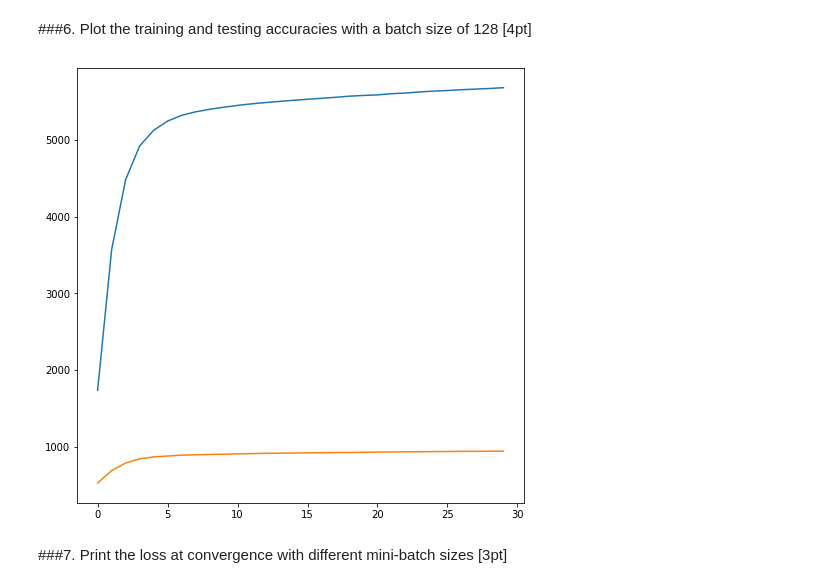
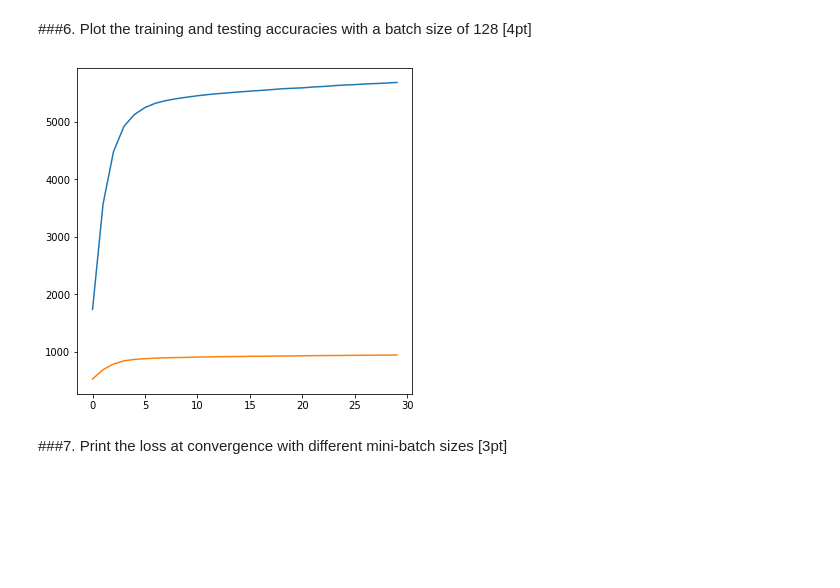
Before and after one commit to borybory/MachineLearningProject, a Jupyter notebook: 09/assignment_09.ipynb, the cells around one changed output. Saved outputs shown, nothing was run; the diff lists cells and outputs as text; code cells hidden in the pictures; blank space fills up the shorter version.

```diff
--- a/09/assignment_09.ipynb
+++ b/09/assignment_09.ipynb
@@ -203,12 +203,12 @@ plt.show()
 # %% [markdown]
 ###6. Plot the training and testing accuracies with a batch size of 128 [4pt]
 # %%
-plt.figure(figsize=(8,8))
+plt.figure(figsize=(6,6))
 plt.plot(train_acc)
 plt.plot(test_acc)
 plt.show()
 # %% [output]
-[figure, old version]
+[figure, new version]
 # %% [markdown]
 ###7. Print the loss at convergence with different mini-batch sizes [3pt]
 # %%
```
Also changed, not shown: parts of 3 cells of this notebook, 2 other files.
